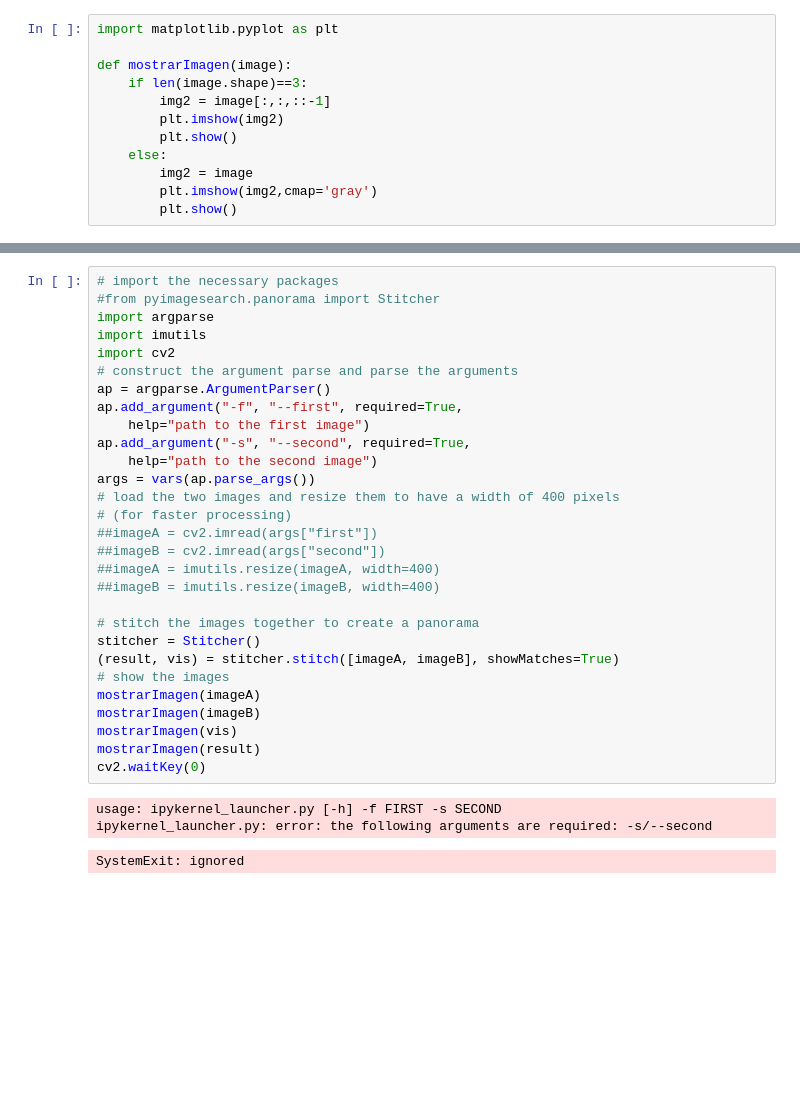
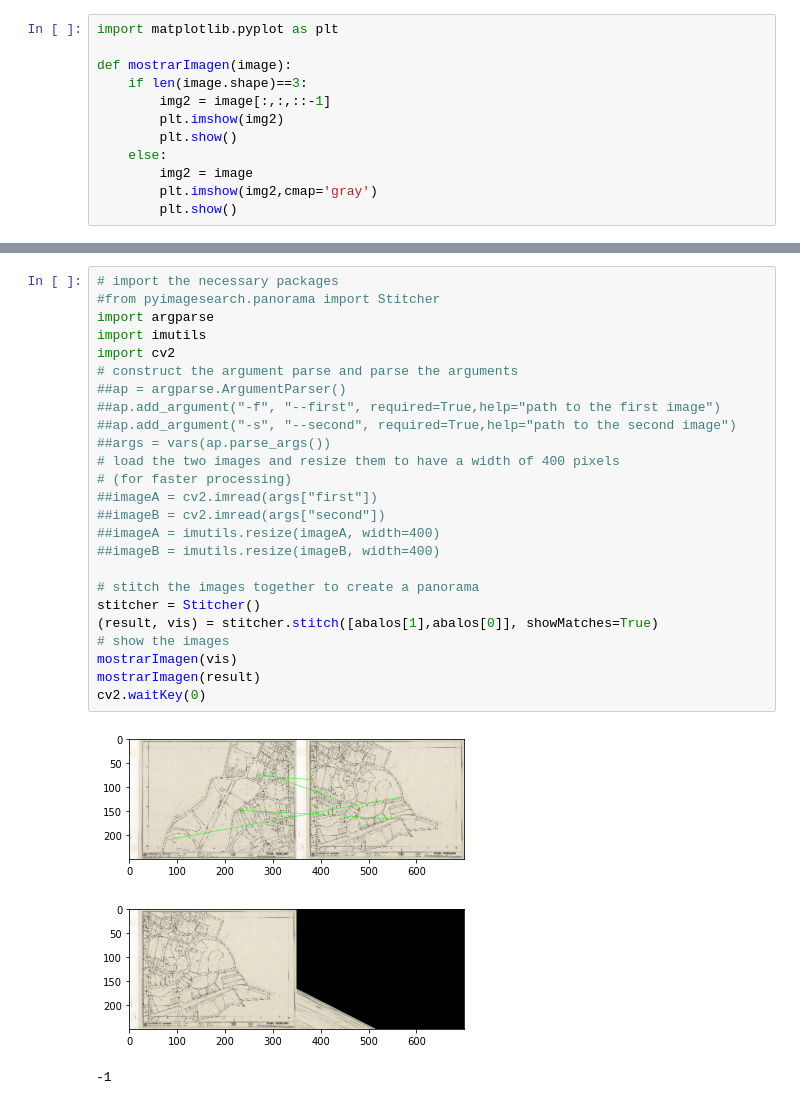
Before and after one commit to IA2021UR/trabajo-ia-en-la-comunidad-de-la-rioja-equipo-3, a Jupyter notebook: Inicial.ipynb, the cells around one changed output, grey strips where cells are left out. Saved outputs shown, nothing was run; the diff lists cells and outputs as text; blank space fills up the shorter version.

Commit message:
Intento de stitching, medio funciona

```diff
--- a/Inicial.ipynb
+++ b/Inicial.ipynb
@@ -183,33 +195,29 @@ for image in os.listdir("Uruñuela"):
 # %%
 # import the necessary packages
 #from pyimagesearch.panorama import Stitcher
 import argparse
 import imutils
 import cv2
 # construct the argument parse and parse the arguments
-ap = argparse.ArgumentParser()
-ap.add_argument("-f", "--first", required=True,
-	help="path to the first image")
-ap.add_argument("-s", "--second", required=True,
-	help="path to the second image")
-args = vars(ap.parse_args())
+##ap = argparse.ArgumentParser()
+##ap.add_argument("-f", "--first", required=True,help="path to the first image")
+##ap.add_argument("-s", "--second", required=True,help="path to the second image")
+##args = vars(ap.parse_args())
 # load the two images and resize them to have a width of 400 pixels
 # (for faster processing)
 ##imageA = cv2.imread(args["first"])
 ##imageB = cv2.imread(args["second"])
 ##imageA = imutils.resize(imageA, width=400)
 ##imageB = imutils.resize(imageB, width=400)
 
 # stitch the images together to create a panorama
 stitcher = Stitcher()
-(result, vis) = stitcher.stitch([imageA, imageB], showMatches=True)
+(result, vis) = stitcher.stitch([abalos[1],abalos[0]], showMatches=True)
 # show the images
-mostrarImagen(imageA)
-mostrarImagen(imageB)
 mostrarImagen(vis)
 mostrarImagen(result)
 cv2.waitKey(0)
 # %% [output]
+[figure, added]
+[figure, added]
-usage: ipykernel_launcher.py [-h] -f FIRST -s SECOND
-ipykernel_launcher.py: error: the following arguments are required: -s/--second
+-1
-SystemExit: ignored
```
Also changed, not shown: parts of 5 cells of this notebook.
